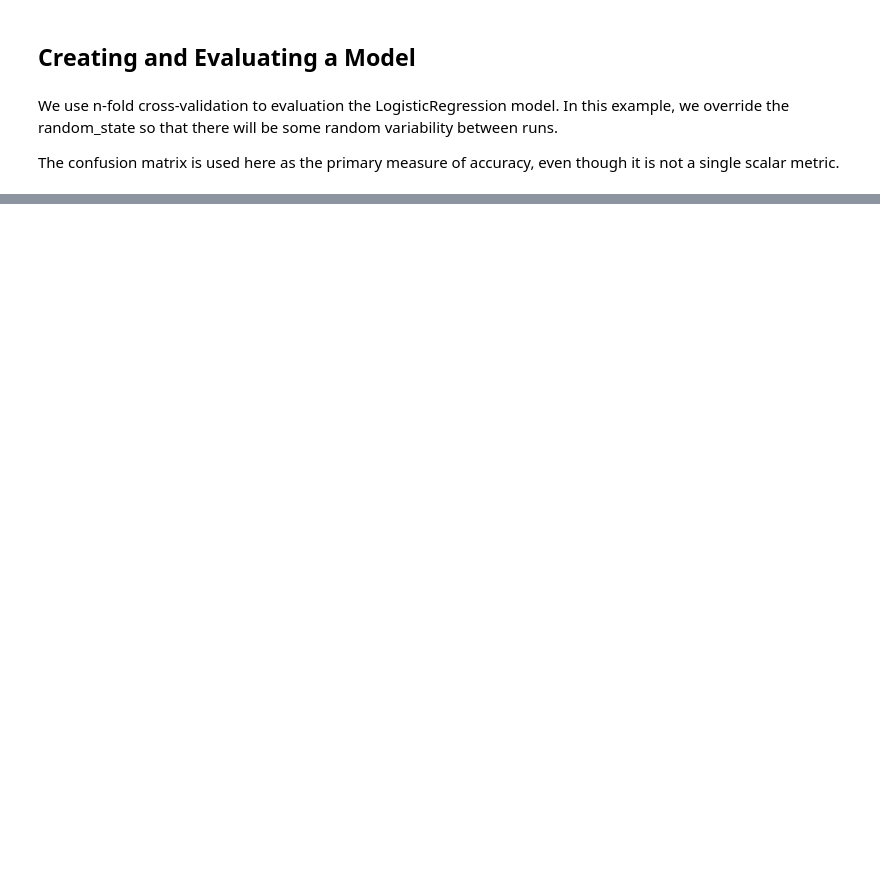
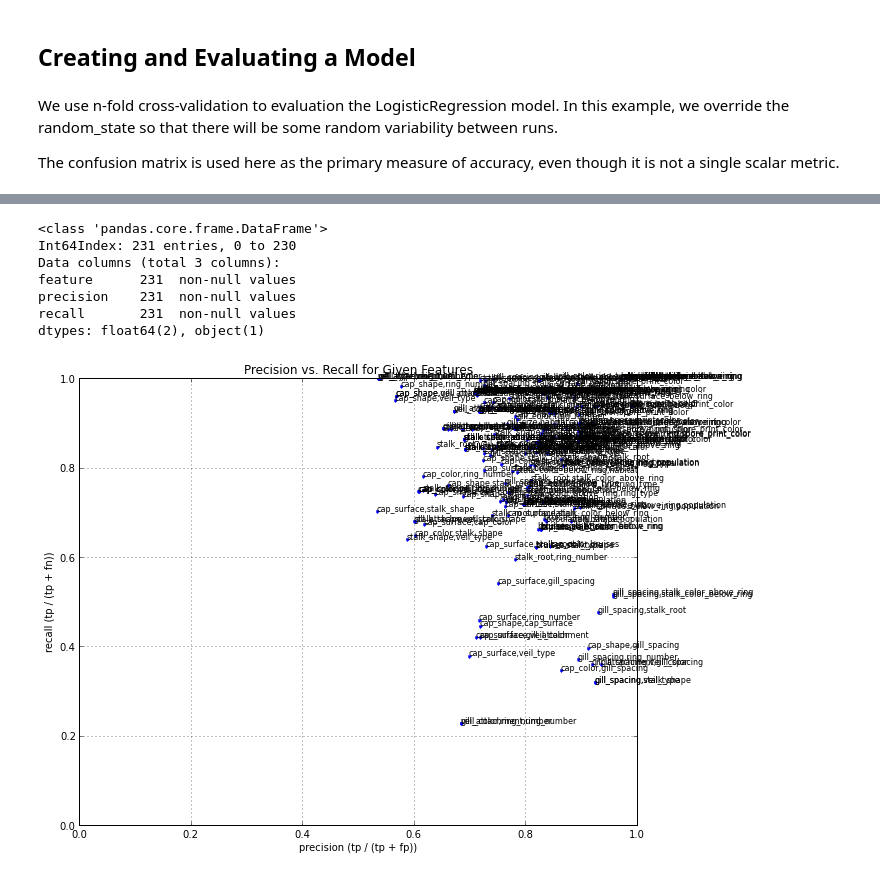
Before and after one commit to dennisobrien/GeneralAssemblyDataScience2013, a Jupyter notebook: HomeworkAssignment_04/MushroomClassification.ipynb, the cells around one changed output, grey strips where cells are left out. Drawn from its saved outputs; the diff is of its cells as text; code cells hidden in the pictures; blank space fills up the shorter version.

```diff
--- a/HomeworkAssignment_04/MushroomClassification.ipynb
+++ b/HomeworkAssignment_04/MushroomClassification.ipynb
@@ -93,0 +148,2 @@ poisonous                 0                 3923
+# %%
+f2_confusion_matrix_dict = mc.test_n_features(X, y, mc.csv_column_names[1:], n_features=2)
@@ -93,0 +168,11 @@ poisonous                 0                 3923
+# %%
+mc.plot_confusion_matrix_dict(f2_confusion_matrix_dict)
+# %% [output]
+<class 'pandas.core.frame.DataFrame'>
+Int64Index: 231 entries, 0 to 230
+Data columns (total 3 columns):
+feature      231  non-null values
+precision    231  non-null values
+recall       231  non-null values
+dtypes: float64(2), object(1)
+[figure, added]
```
Also changed, not shown: parts of 33 cells of this notebook, 1 other file.
